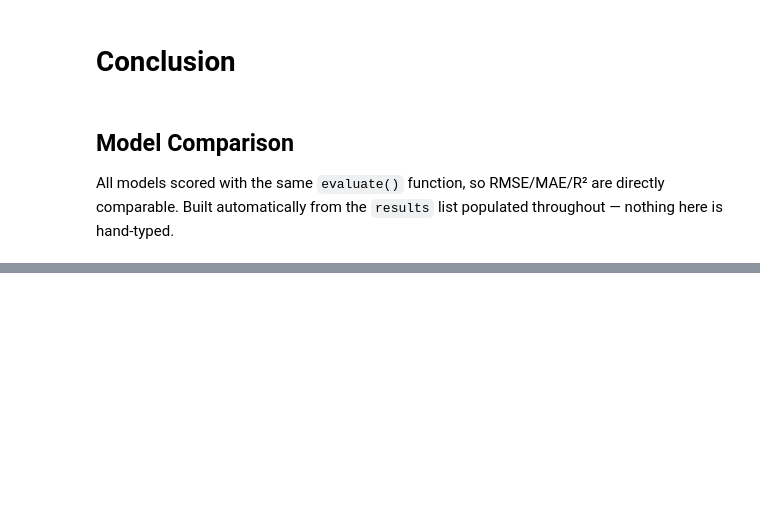
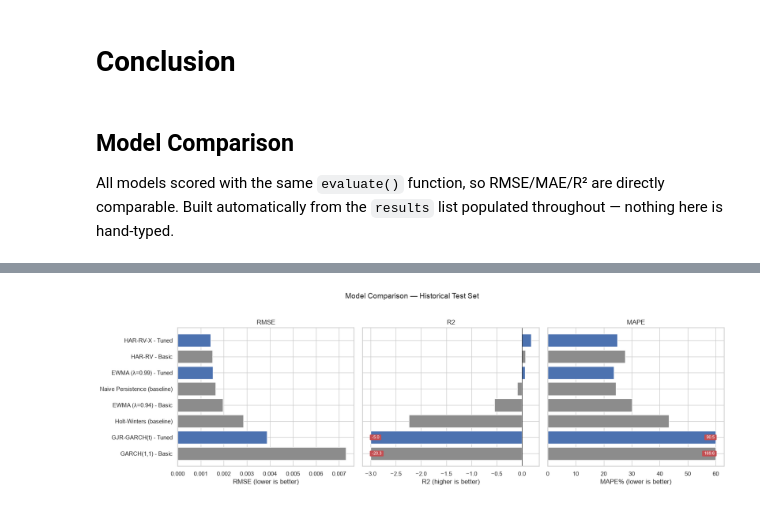
Before and after one commit to mhejairi10/bitcoin-volatility-prediction, a Jupyter notebook: notebooks/capstone-btc-volatility.ipynb, the cells around one changed output, grey strips where cells are left out. Saved outputs shown, nothing was run; the diff lists cells and outputs as text; code cells hidden in the pictures; blank space fills up the shorter version.

```diff
--- a/notebooks/capstone-btc-volatility.ipynb
+++ b/notebooks/capstone-btc-volatility.ipynb
@@ -602,0 +870,6 @@ Everything so far evaluates on a historical test split — real, but still data
+# %%
+EWMA_LAMBDA_DEFAULT = 0.94  # RiskMetrics (J.P. Morgan, 1996) published daily decay factor
+
+ewma_basic_sigma = ewma_sigma(returns_frac, EWMA_LAMBDA_DEFAULT)
+ewma_basic_pred = ewma_basic_sigma.loc[test_start_date:test_end_date].values[:len(y_test)]
+results.append(evaluate(y_test.values, ewma_basic_pred, f'EWMA (λ={EWMA_LAMBDA_DEFAULT}) - Basic'))
@@ -602,0 +878,22 @@ Everything so far evaluates on a historical test split — real, but still data
+# %%
+# Improvement: scan a grid of lambda values, scoring each via TimeSeriesSplit folds built
+# from the TRAINING period only (the test set stays untouched during tuning) - replacing the
+# RiskMetrics one-size-fits-all default with a value backtested for BTC's own persistence.
+lambda_grid = [0.85, 0.88, 0.90, 0.92, 0.94, 0.96, 0.97, 0.98, 0.99, 0.995, 0.998]
+train_dates = df_model['Date'].iloc[:split_idx].reset_index(drop=True)
+y_train_arr = y_train.values
+
+best_lambda, best_cv_rmse = None, np.inf
+for lam in lambda_grid:
+    sigma_full = ewma_sigma(returns_frac, lam)
+    fold_rmses = []
+    for _, val_idx in tscv.split(train_dates):
+        val_start, val_end = train_dates.iloc[val_idx.min()], train_dates.iloc[val_idx.max()]
+        pred_fold = sigma_full.loc[val_start:val_end].values[:len(val_idx)]
+        fold_rmses.append(np.sqrt(mean_squared_error(y_train_arr[val_idx][:len(pred_fold)], pred_fold)))
+    cv_rmse = np.mean(fold_rmses)
+    print(f'lambda={lam:.2f}  ->  CV RMSE={cv_rmse:.6f}')
+    if cv_rmse < best_cv_rmse:
+        best_cv_rmse, best_lambda = cv_rmse, lam
+
+print(f'\nBest lambda: {best_lambda}')
@@ -602,0 +914,7 @@ Everything so far evaluates on a historical test split — real, but still data
+# %%
+ewma_tuned_sigma = ewma_sigma(returns_frac, best_lambda)
+ewma_tuned_pred = ewma_tuned_sigma.loc[test_start_date:test_end_date].values[:len(y_test)]
+results.append(evaluate(y_test.values, ewma_tuned_pred, f'EWMA (λ={best_lambda:.2f}) - Tuned'))
+
+joblib.dump(best_lambda, 'models/ewma_best_lambda.pkl')
+print(f'Saved EWMA lambda for live re-scoring: {best_lambda}')
@@ -780,0 +1293,7 @@ plt.show()
+# %%
+plot_metric_comparison(
+    comparison_df, ['RMSE', 'R2', 'MAPE'], 'Model Comparison — Historical Test Set',
+    clip={'R2': (-3, None), 'MAPE': (None, 60)}
+)
+# %% [output]
+[figure, added]
```
Also changed, not shown: parts of 69 cells of this notebook, 7 other files.
